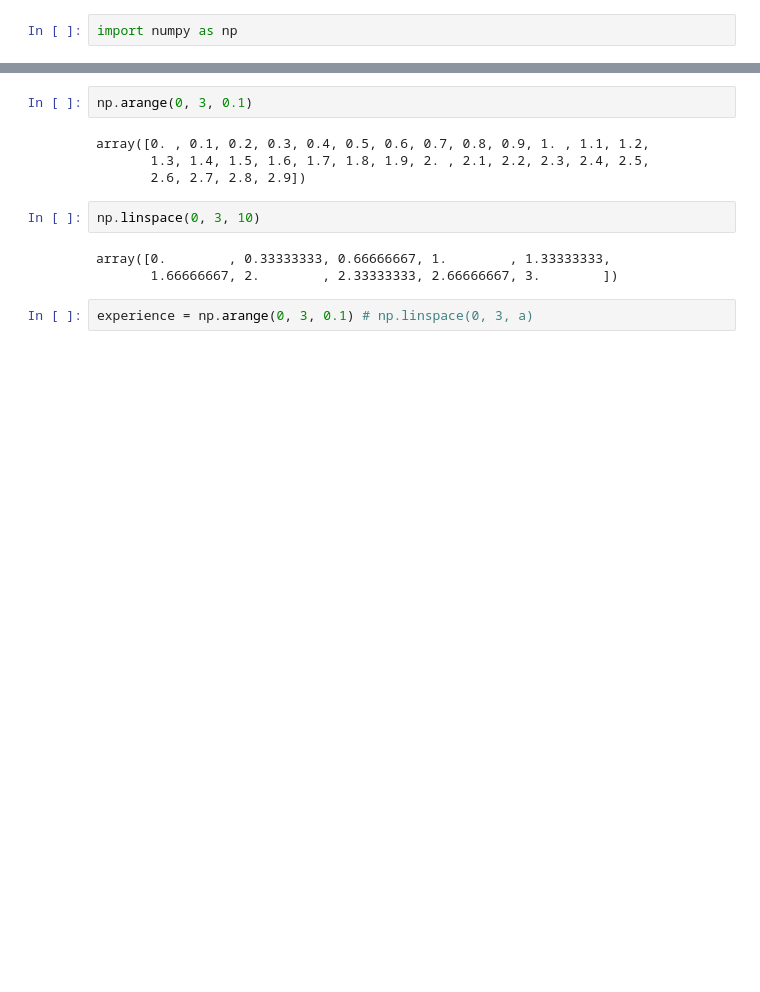
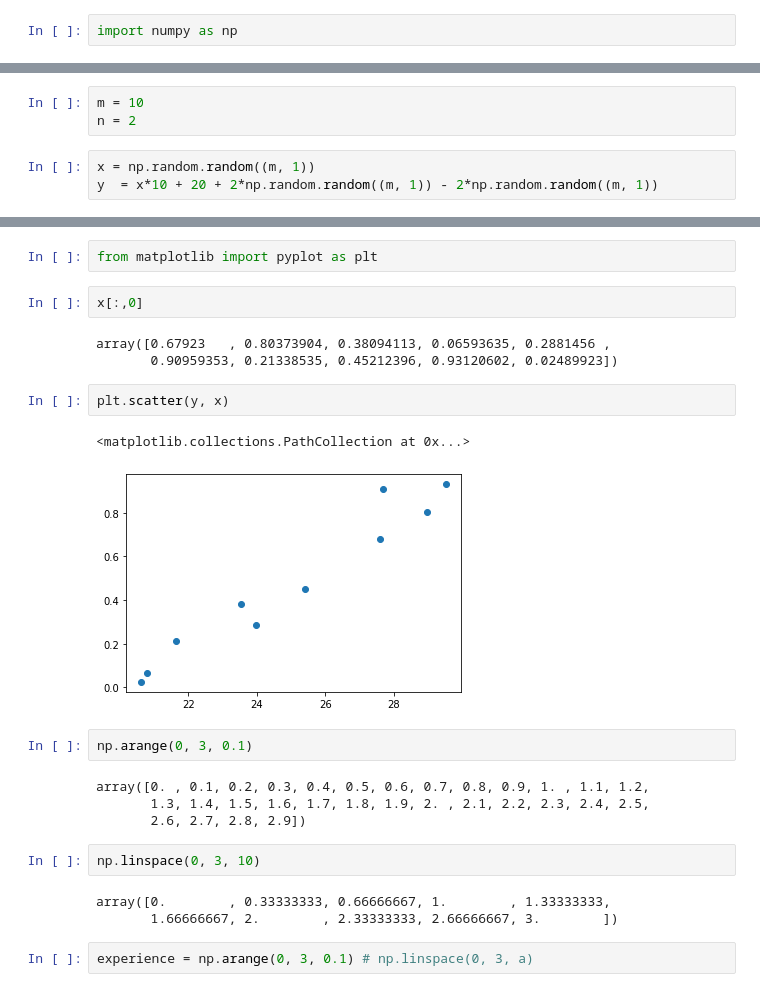
Before and after one commit to cloudxlab/PG-Certificate-Course-in-AI-Machine-Learning-and-Data-Science-Batch-1-2024-, a Jupyter notebook: 1. Numpy.ipynb, the cells around one changed output, grey strips where cells are left out. Drawn from its saved outputs; the diff is of its cells as text; blank space fills up the shorter version.

```diff
--- a/1. Numpy.ipynb
+++ b/1. Numpy.ipynb
@@ -2,0 +33,6 @@ import numpy as np
+# %%
+m = 10
+n = 2
+# %%
+x = np.random.random((m, 1))
+y  = x*10 + 20 + 2*np.random.random((m, 1)) - 2*np.random.random((m, 1))
@@ -3,3 +65,15 @@ import numpy as np
+# %%
+from matplotlib import pyplot as plt
+# %%
+x[:,0]
+# %% [output]
+array([0.67923   , 0.80373904, 0.38094113, 0.06593635, 0.2881456 ,
+       0.90959353, 0.21338535, 0.45212396, 0.93120602, 0.02489923])
+# %%
+plt.scatter(y, x)
+# %% [output]
+<matplotlib.collections.PathCollection at 0x...>
+[figure, added]
 # %%
 np.arange(0, 3, 0.1)
 # %% [output]
```
Also changed, not shown: parts of 16 cells of this notebook, 2 other files.
